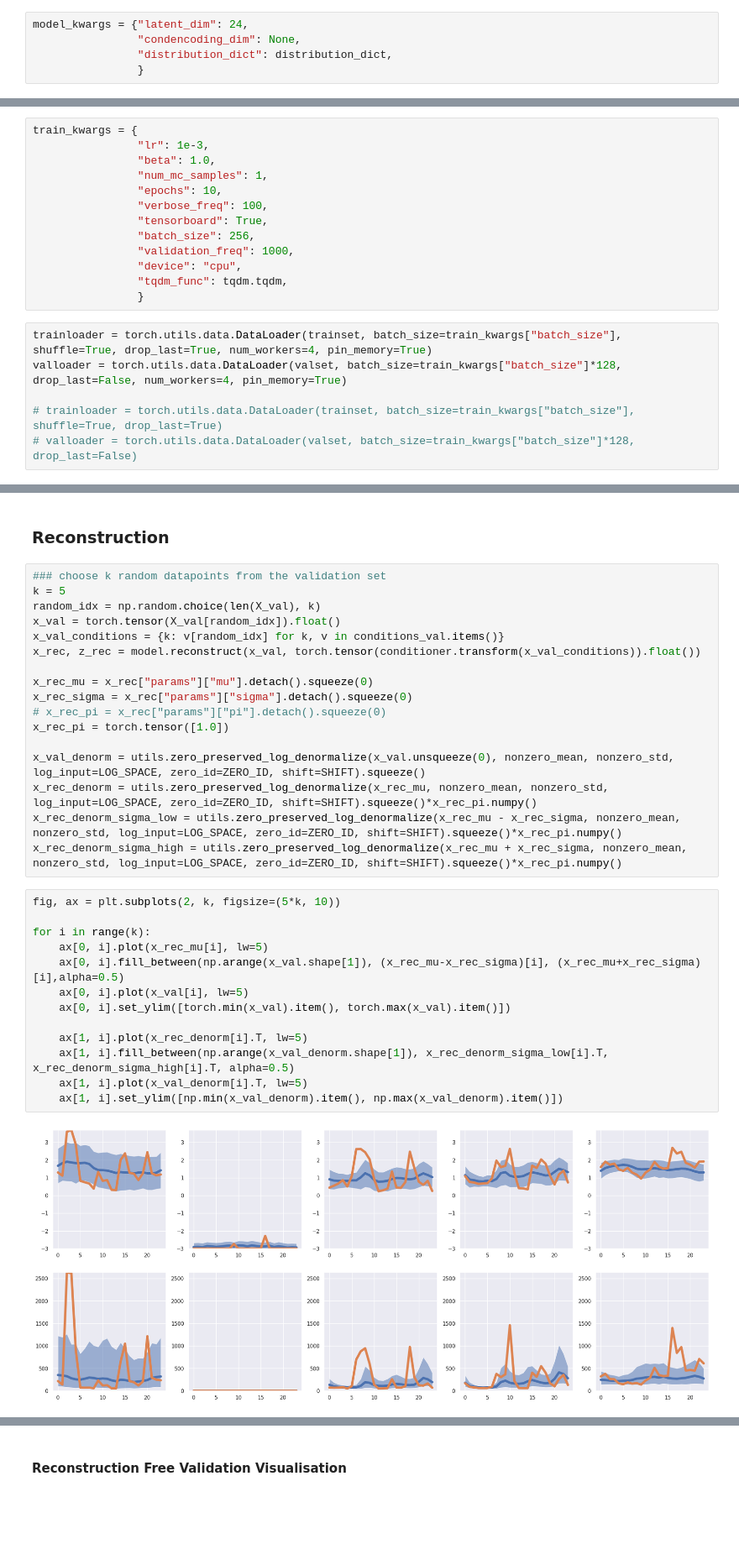
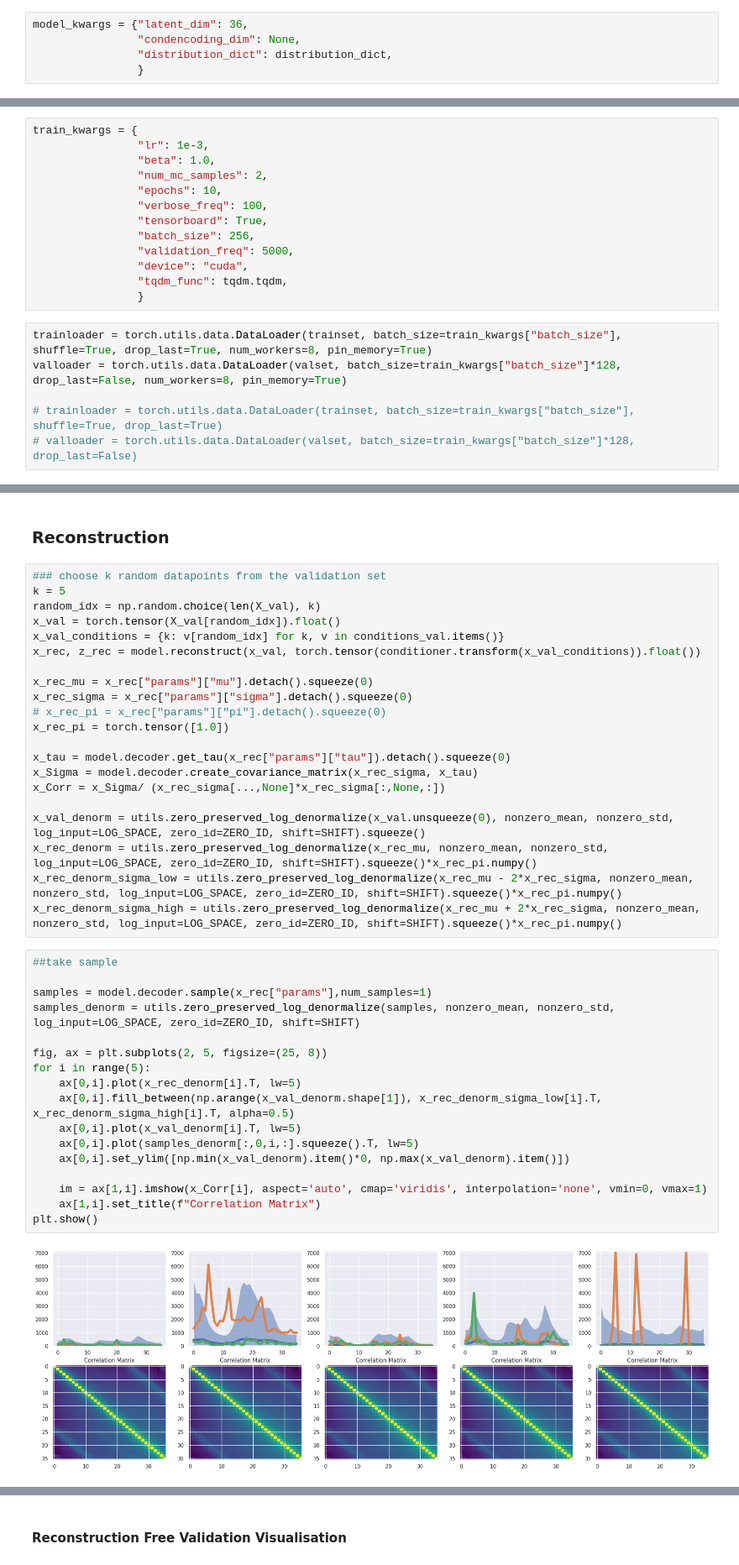
Before and after one commit to kabolat/behavio-temporal-vae, a Jupyter notebook: notebooks/sdg_baseline.ipynb, the cells around one changed output, grey strips where cells are left out. Shown at 84% size. Drawn from its saved outputs; the diff is of its cells as text; blank space fills up the shorter version.

```diff
--- a/notebooks/sdg_baseline.ipynb
+++ b/notebooks/sdg_baseline.ipynb
@@ -330,7 +318,7 @@ distribution_dict = {"posterior": {"dist_type": "normal",
                                     "resnet": True}
                     }
 # %%
-model_kwargs = {"latent_dim": 24,
+model_kwargs = {"latent_dim": 36,
                 "condencoding_dim": None,
                 "distribution_dict": distribution_dict,
                 }
@@ -347,18 +335,18 @@ Number of decoder parameters: 471572
 train_kwargs = {
                 "lr": 1e-3,
                 "beta": 1.0,
-                "num_mc_samples": 1,
+                "num_mc_samples": 2,
                 "epochs": 10,
                 "verbose_freq": 100,
                 "tensorboard": True,
                 "batch_size": 256,
-                "validation_freq": 1000,
-                "device": "cpu",
+                "validation_freq": 5000,
+                "device": "cuda",
                 "tqdm_func": tqdm.tqdm,
                 }
 # %%
-trainloader = torch.utils.data.DataLoader(trainset, batch_size=train_kwargs["batch_size"], shuffle=True, drop_last=True, num_workers=4, pin_memory=True)
-valloader = torch.utils.data.DataLoader(valset, batch_size=train_kwargs["batch_size"]*128, drop_last=False, num_workers=4, pin_memory=True)
+trainloader = torch.utils.data.DataLoader(trainset, batch_size=train_kwargs["batch_size"], shuffle=True, drop_last=True, num_workers=8, pin_memory=True)
+valloader = torch.utils.data.DataLoader(valset, batch_size=train_kwargs["batch_size"]*128, drop_last=False, num_workers=8, pin_memory=True)
 
 # trainloader = torch.utils.data.DataLoader(trainset, batch_size=train_kwargs["batch_size"], shuffle=True, drop_last=True)
 # valloader = torch.utils.data.DataLoader(valset, batch_size=train_kwargs["batch_size"]*128, drop_last=False)
@@ -502,22 +508,30 @@ x_rec_sigma = x_rec["params"]["sigma"].detach().squeeze(0)
 # x_rec_pi = x_rec["params"]["pi"].detach().squeeze(0)
 x_rec_pi = torch.tensor([1.0])
 
+x_tau = model.decoder.get_tau(x_rec["params"]["tau"]).detach().squeeze(0)
+x_Sigma = model.decoder.create_covariance_matrix(x_rec_sigma, x_tau)
+x_Corr = x_Sigma/ (x_rec_sigma[...,None]*x_rec_sigma[:,None,:])
+
 x_val_denorm = utils.zero_preserved_log_denormalize(x_val.unsqueeze(0), nonzero_mean, nonzero_std, log_input=LOG_SPACE, zero_id=ZERO_ID, shift=SHIFT).squeeze()
 x_rec_denorm = utils.zero_preserved_log_denormalize(x_rec_mu, nonzero_mean, nonzero_std, log_input=LOG_SPACE, zero_id=ZERO_ID, shift=SHIFT).squeeze()*x_rec_pi.numpy()
-x_rec_denorm_sigma_low = utils.zero_preserved_log_denormalize(x_rec_mu - x_rec_sigma, nonzero_mean, nonzero_std, log_input=LOG_SPACE, zero_id=ZERO_ID, shift=SHIFT).squeeze()*x_rec_pi.numpy()
-x_rec_denorm_sigma_high = utils.zero_preserved_log_denormalize(x_rec_mu + x_rec_sigma, nonzero_mean, nonzero_std, log_input=LOG_SPACE, zero_id=ZERO_ID, shift=SHIFT).squeeze()*x_rec_pi.numpy()
+x_rec_denorm_sigma_low = utils.zero_preserved_log_denormalize(x_rec_mu - 2*x_rec_sigma, nonzero_mean, nonzero_std, log_input=LOG_SPACE, zero_id=ZERO_ID, shift=SHIFT).squeeze()*x_rec_pi.numpy()
+x_rec_denorm_sigma_high = utils.zero_preserved_log_denormalize(x_rec_mu + 2*x_rec_sigma, nonzero_mean, nonzero_std, log_input=LOG_SPACE, zero_id=ZERO_ID, shift=SHIFT).squeeze()*x_rec_pi.numpy()
 # %%
-fig, ax = plt.subplots(2, k, figsize=(5*k, 10))
+##take sample
 
-for i in range(k):
-    ax[0, i].plot(x_rec_mu[i], lw=5)
-    ax[0, i].fill_between(np.arange(x_val.shape[1]), (x_rec_mu-x_rec_sigma)[i], (x_rec_mu+x_rec_sigma)[i],alpha=0.5)
-    ax[0, i].plot(x_val[i], lw=5)
-    ax[0, i].set_ylim([torch.min(x_val).item(), torch.max(x_val).item()])
+samples = model.decoder.sample(x_rec["params"],num_samples=1)
+samples_denorm = utils.zero_preserved_log_denormalize(samples, nonzero_mean, nonzero_std, log_input=LOG_SPACE, zero_id=ZERO_ID, shift=SHIFT)
 
-    ax[1, i].plot(x_rec_denorm[i].T, lw=5)
-    ax[1, i].fill_between(np.arange(x_val_denorm.shape[1]), x_rec_denorm_sigma_low[i].T, x_rec_denorm_sigma_high[i].T, alpha=0.5)
-    ax[1, i].plot(x_val_denorm[i].T, lw=5)
-    ax[1, i].set_ylim([np.min(x_val_denorm).item(), np.max(x_val_denorm).item()])
+fig, ax = plt.subplots(2, 5, figsize=(25, 8))
+for i in range(5):
+    ax[0,i].plot(x_rec_denorm[i].T, lw=5)
+    ax[0,i].fill_between(np.arange(x_val_denorm.shape[1]), x_rec_denorm_sigma_low[i].T, x_rec_denorm_sigma_high[i].T, alpha=0.5)
+    ax[0,i].plot(x_val_denorm[i].T, lw=5)
+    ax[0,i].plot(samples_denorm[:,0,i,:].squeeze().T, lw=5)
+    ax[0,i].set_ylim([np.min(x_val_denorm).item()*0, np.max(x_val_denorm).item()])
+
+    im = ax[1,i].imshow(x_Corr[i], aspect='auto', cmap='viridis', interpolation='none', vmin=0, vmax=1)
+    ax[1,i].set_title(f"Correlation Matrix")
+plt.show()
 # %% [output]
-[figure, old version]
+[figure, new version]
```
Also changed, not shown: parts of 26 cells of this notebook.
